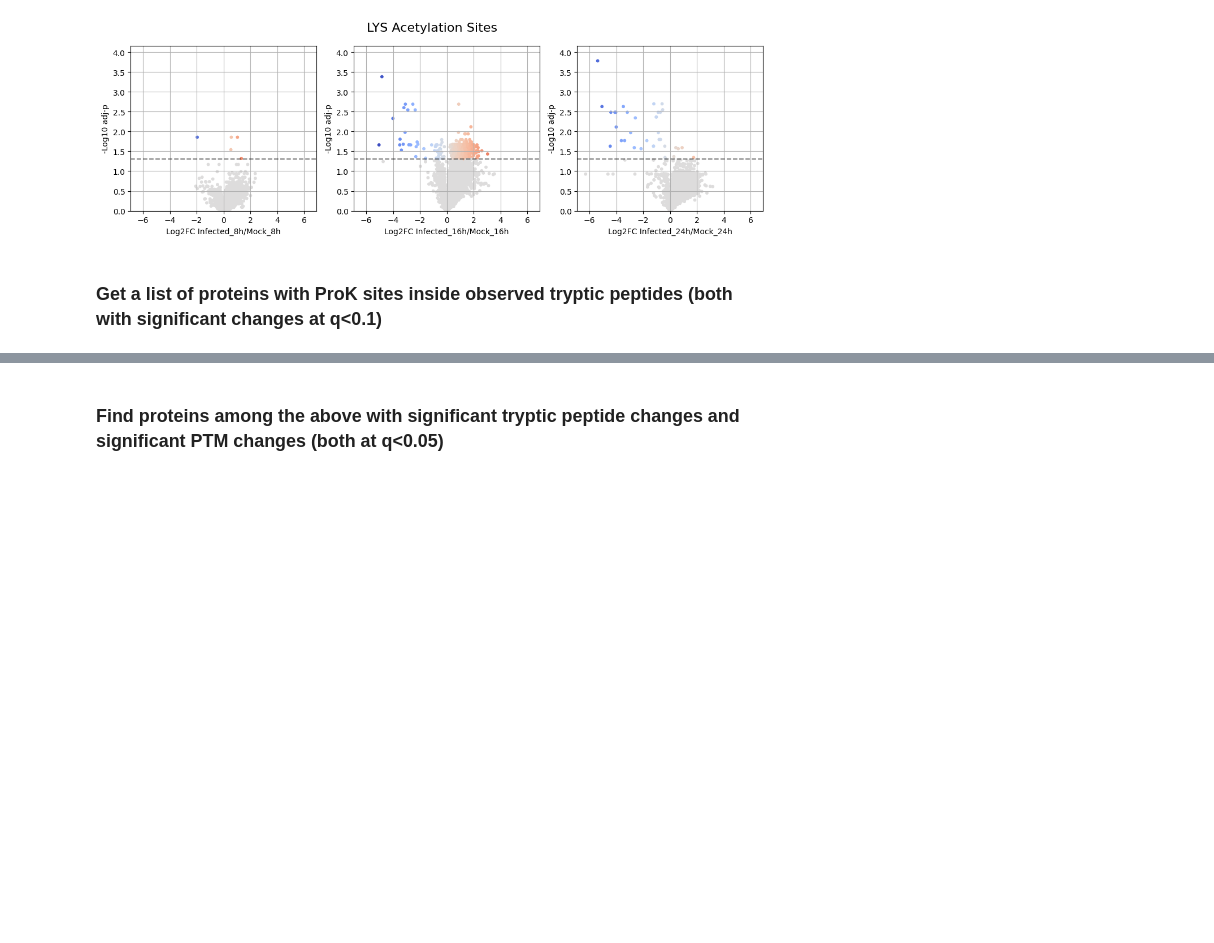
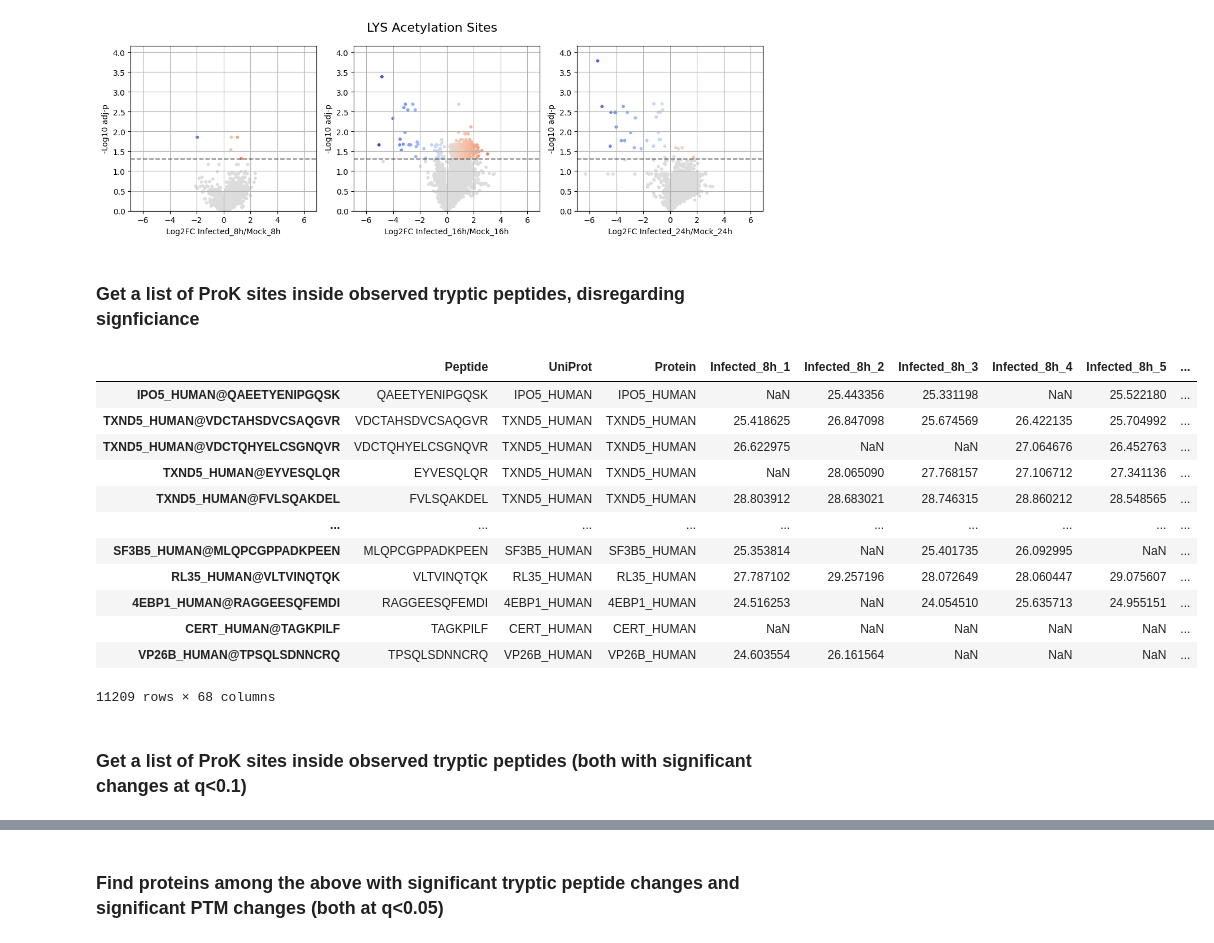
Before and after one commit to PNNL-Predictive-Phenomics/ProteoMeter, a Jupyter notebook: demonstration.ipynb, the cells around one changed output, grey strips where cells are left out. Saved outputs shown, nothing was run; the diff lists cells and outputs as text; code cells hidden in the pictures; blank space fills up the shorter version.

Commit message:
add list of prok sites in tryptic peptides without significance cutoff

```diff
--- a/demonstration.ipynb
+++ b/demonstration.ipynb
@@ -612,7 +612,44 @@ plt.show()
 # %% [output]
 [figure]
 # %% [markdown]
-### Get a list of proteins with ProK sites inside observed tryptic peptides (both with significant changes at q<0.1)
+### Get a list of ProK sites inside observed tryptic peptides, disregarding signficiance
+# %%
+# type: ignore
+all_tryp_matches_insig = []
+for comparison in comparisons:
+    lip_prok_sig = lip_prok[lip_prok[f"{comparison}{sig_type}"] < 1]
+    lip_tryp_sig = lip_pept_tryptic[lip_pept_tryptic[f"{comparison}{sig_type}"] < 1]
+    for _, lip_prok_row in lip_prok_sig.iterrows():
+        tryp_matches = lip_tryp_sig[
+            (lip_prok_row["Protein"] == lip_tryp_sig["Protein"])
+            & (lip_prok_row["Pos"] <= lip_tryp_sig["pept_end"])
+            & (lip_prok_row["Pos"] >= lip_tryp_sig["pept_start"])
+        ].copy()
+        if tryp_matches.shape[0]:
+            tryp_matches["Pos"] = [lip_prok_row["Pos"]] * tryp_matches.shape[0]
+            tryp_matches["Condition"] = [comparison] * tryp_matches.shape[0]
+            tryp_matches["ProK FC"] = [lip_prok_row[comparison]] * tryp_matches.shape[0]
+            tryp_matches["Tryp FC"] = tryp_matches[comparison]
+            all_tryp_matches_insig.append(tryp_matches)
+
+all_tryp_matches_insig = pd.concat(all_tryp_matches_insig)
+all_tryp_matches_insig
+# %% [output]
+|  | Peptide | UniProt | Protein | Infected_8h_1 | Infected_8h_2 | Infected_8h_3 | Infected_8h_4 | Infected_8h_5 | ... |
+| IPO5_HUMAN@QAEETYENIPGQSK | QAEETYENIPGQSK | IPO5_HUMAN | IPO5_HUMAN | NaN | 25.443356 | 25.331198 | NaN | 25.522180 | ... |
+| TXND5_HUMAN@VDCTAHSDVCSAQGVR | VDCTAHSDVCSAQGVR | TXND5_HUMAN | TXND5_HUMAN | 25.418625 | 26.847098 | 25.674569 | 26.422135 | 25.704992 | ... |
+| TXND5_HUMAN@VDCTQHYELCSGNQVR | VDCTQHYELCSGNQVR | TXND5_HUMAN | TXND5_HUMAN | 26.622975 | NaN | NaN | 27.064676 | 26.452763 | ... |
+| TXND5_HUMAN@EYVESQLQR | EYVESQLQR | TXND5_HUMAN | TXND5_HUMAN | NaN | 28.065090 | 27.768157 | 27.106712 | 27.341136 | ... |
+| TXND5_HUMAN@FVLSQAKDEL | FVLSQAKDEL | TXND5_HUMAN | TXND5_HUMAN | 28.803912 | 28.683021 | 28.746315 | 28.860212 | 28.548565 | ... |
+| ... | ... | ... | ... | ... | ... | ... | ... | ... | ... |
+| SF3B5_HUMAN@MLQPCGPPADKPEEN | MLQPCGPPADKPEEN | SF3B5_HUMAN | SF3B5_HUMAN | 25.353814 | NaN | 25.401735 | 26.092995 | NaN | ... |
+| RL35_HUMAN@VLTVINQTQK | VLTVINQTQK | RL35_HUMAN | RL35_HUMAN | 27.787102 | 29.257196 | 28.072649 | 28.060447 | 29.075607 | ... |
+| 4EBP1_HUMAN@RAGGEESQFEMDI | RAGGEESQFEMDI | 4EBP1_HUMAN | 4EBP1_HUMAN | 24.516253 | NaN | 24.054510 | 25.635713 | 24.955151 | ... |
+| CERT_HUMAN@TAGKPILF | TAGKPILF | CERT_HUMAN | CERT_HUMAN | NaN | NaN | NaN | NaN | NaN | ... |
+| VP26B_HUMAN@TPSQLSDNNCRQ | TPSQLSDNNCRQ | VP26B_HUMAN | VP26B_HUMAN | 24.603554 | 26.161564 | NaN | NaN | NaN | ... |
+11209 rows × 68 columns
+# %% [markdown]
+### Get a list of ProK sites inside observed tryptic peptides (both with significant changes at q<0.1)
 # %%
 # type: ignore
 all_tryp_matches = []
```
